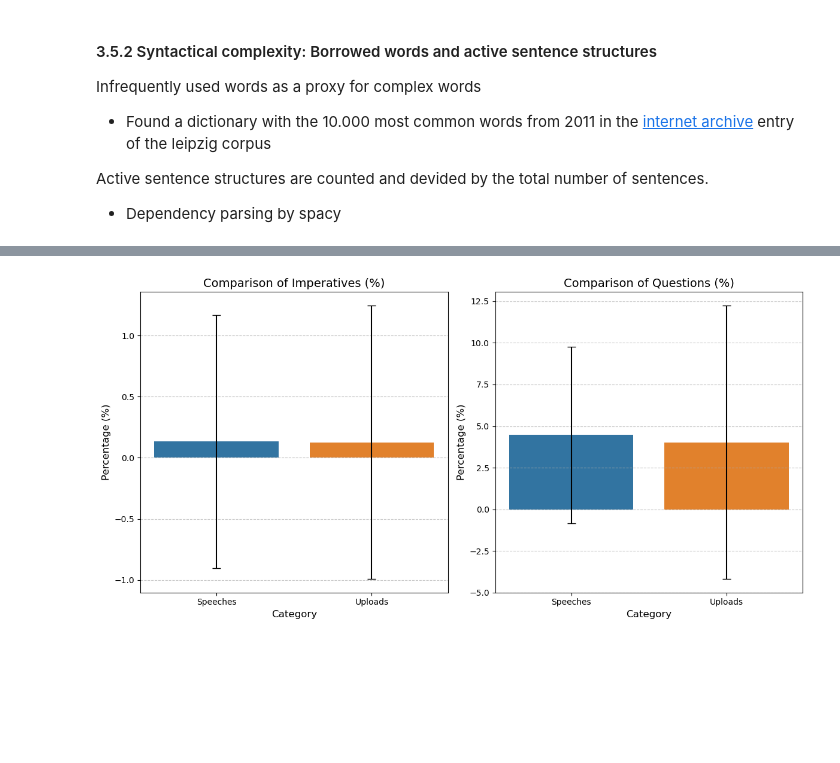
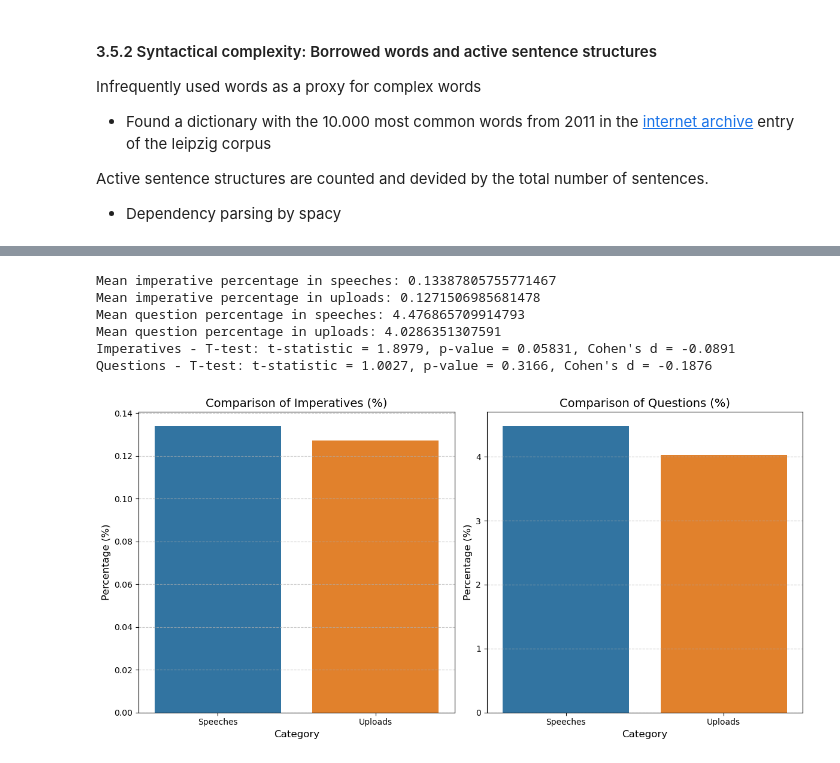
Before and after one commit to MoritzStockmar/afd-on-some, a Jupyter notebook: exploratory.ipynb, the cells around one changed output, grey strips where cells are left out. Cells and saved outputs as stored; diff of their text form; code cells hidden in the pictures; blank space fills up the shorter version.

```diff
--- a/exploratory.ipynb
+++ b/exploratory.ipynb
@@ -827,11 +823,6 @@ print("Finished alignment and cleanup.")
 ## 3. Data Analysis
 
 In the following the data is analyzed according to the theoretically deducted hypothesis. The main dataframes used for this are the finished_alignement and afd_speeches_cleaned.
-# %%
-import matplotlib.pyplot as plt
-import seaborn as sns
-
-sns.set_theme()
 # %% [markdown]
 ### 3.1 Getting to know the data set
 
@@ -868,7 +859,12 @@ How long are the videos in words?
  y: length of the video in words,
  extra text for average and median
 """
-merged_aligned_df['video_length'] = merged_aligned_df['tokens_x'].apply(len)
+import matplotlib.pyplot as plt
+import seaborn as sns
+
+merged_aligned_df['doc_upload'] = merged_aligned_df['transcription_text'].apply(nlp)
+merged_aligned_df['tokens_upload'] = merged_aligned_df['doc_upload'].apply(lambda doc: [token.text for token in doc])
+merged_aligned_df['video_length'] = merged_aligned_df['tokens_upload'].apply(len)
 average_video_length = merged_aligned_df['video_length'].mean()
 print("Average video length: ", average_video_length)
 media_video_length = merged_aligned_df['video_length'].median()
@@ -876,7 +872,11 @@ print("Median video length: ", media_video_length)
 
 plt.figure(figsize=(10, 6))
 palette = sns.color_palette('pastel')
-sns.histplot(merged_aligned_df['video_length'], bins=100, kde=False, color=palette[0])
+sns.histplot(
+    merged_aligned_df['video_length'],
+    bins=100,
+    kde=False,
+    color=palette[0])
 
 plt.xlabel('Video Length (in words)', fontsize=12)
 plt.ylabel('Number of Videos', fontsize=12)
@@ -2483,13 +3613,17 @@ Könnte es sein, dass, weil Sie von einer Regelgröße von 590 Abgeordneten spre
 
 import matplotlib.pyplot as plt
 import seaborn as sns
+from scipy.stats import ttest_ind
+import numpy as np
 
 syntactical_ana_df = pd.read_pickle("data/syntactical_ana_df.pkl")
 
 # Calculate the mean and standard deviation for the percentage of active voice sentences
 speeches_mean_imp = syntactical_ana_df['imperative_percentage_speeches'].mean()
+print("Mean imperative percentage in speeches:", speeches_mean_imp)
 speeches_std_imp = syntactical_ana_df['imperative_percentage_speeches'].std()
 uploads_mean_imp = syntactical_ana_df['imperative_percentage_uploads'].mean()
+print("Mean imperative percentage in uploads:", uploads_mean_imp)
 uploads_std_imp = syntactical_ana_df['imperative_percentage_uploads'].std()
 
 # Clean up the data, there are many speeches which are held during a Regierungsbefragung, this is obviously not a rhetorical quetion in the normal sense
@@ -2501,41 +3635,82 @@ syntactical_ana_df = syntactical_ana_df[
         )
     )
 ]
-
 # Calculate the mean and standard deviation for the percentage of question sentences
 speeches_mean_questions = syntactical_ana_df['question_percentage_speeches'].mean()
+print("Mean question percentage in speeches:", speeches_mean_questions)
 speeches_std_questions = syntactical_ana_df['question_percentage_speeches'].std()
 uploads_mean_questions = syntactical_ana_df['question_percentage_uploads'].mean()
+print("Mean question percentage in uploads:", uploads_mean_questions)
 uploads_std_questions = syntactical_ana_df['question_percentage_uploads'].std()
+
+# Perform Welch's t-test for imperatives
+t_stat_imp, p_value_imp = ttest_ind(
+    syntactical_ana_df['imperative_percentage_speeches'].dropna(),
+    syntactical_ana_df['imperative_percentage_uploads'].dropna(),
+    equal_var=False
+)
+
+# Perform Welch's t-test for questions
+t_stat_questions, p_value_questions = ttest_ind(
+    syntactical_ana_df['question_percentage_speeches'].dropna(),
+    syntactical_ana_df['question_percentage_uploads'].dropna(),
+    equal_var=False
+)
+
+def cohens_d(group1, group2):
+    diff_mean = np.mean(group1) - np.mean(group2)
+    pooled_std = np.std(group1, ddof=1) * len(group1) + np.std(group2, ddof=1) * len(group2)
+    pooled_std /= (len(group1) + len(group2) - 2)
+    pooled_std = pooled_std ** 0.5
+    return diff_mean / pooled_std
+
+# Calculate Cohen's d for imperatives
+d_imp = cohens_d(
+    syntactical_ana_df['imperative_percentage_uploads'].dropna(),
+    syntactical_ana_df['imperative_percentage_speeches'].dropna()
+)
+
+# Calculate Cohen's d for questions
+d_questions = cohens_d(
+    syntactical_ana_df['question_percentage_uploads'].dropna(),
+    syntactical_ana_df['question_percentage_speeches'].dropna()
+)
+
+# Print results
+print(f"Imperatives - T-test: t-statistic = {t_stat_imp:.4f}, p-value = {p_value_imp:.4g}, Cohen's d = {d_imp:.4f}")
+print(f"Questions - T-test: t-statistic = {t_stat_questions:.4f}, p-value = {p_value_questions:.4g}, Cohen's d = {d_questions:.4f}")
+
 
 # Prepare data for plotting
 categories = ["Speeches", "Uploads"]
 means = [speeches_mean_imp, uploads_mean_imp, speeches_mean_questions, uploads_mean_questions]
 std_devs = [speeches_std_imp, uploads_std_imp, speeches_std_questions, uploads_std_questions]
 
 # Create the bar plots for imperatives and questions separately
 fig, axes = plt.subplots(1, 2, figsize=(12, 6), sharey=False)
 
 # Imperatives plot
 sns.barplot(ax=axes[0], x=categories, y=[speeches_mean_imp, uploads_mean_imp], hue = categories)
 axes[0].set_title("Comparison of Imperatives (%)", fontsize=14)
 axes[0].set_ylabel("Percentage (%)", fontsize=12)
 axes[0].set_xlabel("Category", fontsize=12)
 axes[0].grid(axis="y", linestyle="--", alpha=0.7)
-for i, (mean, std) in enumerate(zip([speeches_mean_imp, uploads_mean_imp], [speeches_std_imp, uploads_std_imp])):
-    axes[0].errorbar(x=i, y=mean, yerr=std, fmt="none", c="black", capsize=5)
 
 # Questions plot
 sns.barplot(ax=axes[1], x=categories, y=[speeches_mean_questions, uploads_mean_questions], hue = categories)
 axes[1].set_title("Comparison of Questions (%)", fontsize=14)
 axes[1].set_ylabel("Percentage (%)", fontsize=12)
 axes[1].set_xlabel("Category", fontsize=12)
 axes[1].grid(axis="y", linestyle="--", alpha=0.7)
-for i, (mean, std) in enumerate(zip([speeches_mean_questions, uploads_mean_questions], [speeches_std_questions, uploads_std_questions])):
-    axes[1].errorbar(x=i, y=mean, yerr=std, fmt="none", c="black", capsize=5)
 
 # Adjust layout
 plt.tight_layout()
 plt.show()
 # %% [output]
+Mean imperative percentage in speeches: 0.13387805755771467
+Mean imperative percentage in uploads: 0.1271506985681478
+Mean question percentage in speeches: 4.476865709914793
+Mean question percentage in uploads: 4.0286351307591
+Imperatives - T-test: t-statistic = 1.8979, p-value = 0.05831, Cohen's d = -0.0891
+Questions - T-test: t-statistic = 1.0027, p-value = 0.3166, Cohen's d = -0.1876
-[figure, old version]
+[figure, new version]
```
Also changed, not shown: parts of 37 cells of this notebook, 7 other files.
